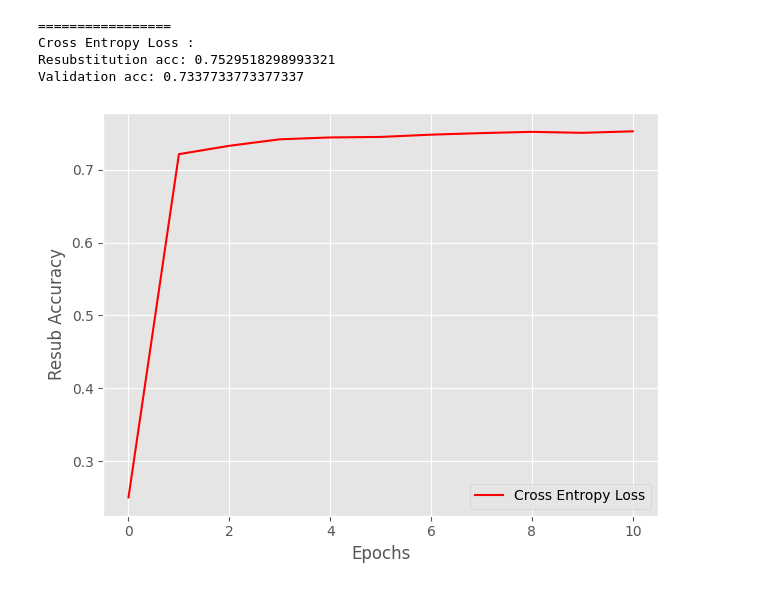
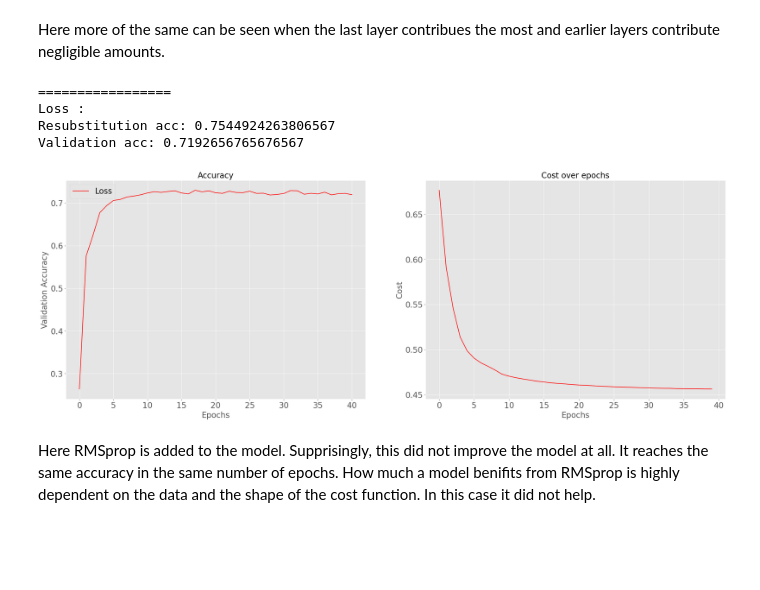
Before and after one commit to MarkBrub/ML_Python, a Jupyter notebook: Labs/Lab4.ipynb, the cells around one changed output. Saved outputs shown, nothing was run; the diff lists cells and outputs as text; code cells hidden in the pictures; blank space fills up the shorter version.

```diff
--- a/Labs/Lab4.ipynb
+++ b/Labs/Lab4.ipynb
@@ -507,0 +585,5 @@ Validation acc: 0.7110148514851485
+# %%
+vals = {'layers':4, 'n_hidden':[30, 30, 30],
+        'C':0.1, 'epochs':40, 'eta':0.001,
+        'save_grad':True, 'decrease_const':1e-5, 'minibatches':len(X_train)/32,
+        'shuffle':True,'random_state':1, 'momentum':None}
@@ -507,0 +592,8 @@ Validation acc: 0.7110148514851485
+# %%
+%%time
+
+nn = MultiLayerPerceptron(**vals)
+
+nn.fit(X_train, y_train, print_progress=1, XY_test=[X_test, y_test])
+
+print_result(nn,X_train,y_train,X_test,y_test,title="Loss",color="red")
@@ -507,0 +616,5 @@ Validation acc: 0.7110148514851485
+# %%
+vals = {'layers':5, 'n_hidden':[30, 30, 30, 30],
+        'C':0.1, 'epochs':40, 'eta':0.001,
+        'save_grad':True, 'decrease_const':1e-5, 'minibatches':len(X_train)/32,
+        'shuffle':True,'random_state':1, 'momentum':None}
@@ -507,0 +623,8 @@ Validation acc: 0.7110148514851485
+# %%
+%%time
+
+nn = MultiLayerPerceptron(**vals)
+
+nn.fit(X_train, y_train, print_progress=1, XY_test=[X_test, y_test])
+
+print_result(nn,X_train,y_train,X_test,y_test,title="Loss",color="red")
@@ -508,17 +645,21 @@ Validation acc: 0.7110148514851485
+# %% [markdown]
+Here more of the same can be seen when the last layer contribues the most and earlier layers contribute negligible amounts.
 # %%
 vals_multi =  { 'layers':5, 'n_hidden':[30, 30, 30, 30],
-                'C':0.1, 'epochs':10, 'eta':0.001,
-                'alpha':0.001, 'decrease_const':1e-5, 'minibatches':round(len(X_train)/32),
-                'shuffle':True,'random_state':1, 'gamma':.999}
+                'C':0.1, 'epochs':40, 'eta':0.001,
+                'save_grad':False, 'decrease_const':1e-5, 'minibatches':round(len(X_train)/32),
+                'shuffle':True,'random_state':1, 'momentum':"RMSProp", 'gamma':0.9}
 
 nn = MultiLayerPerceptron(**vals_multi)
 
-nn.fit(X_train, y_train, print_progress=1)
+nn.fit(X_train, y_train, print_progress=1, XY_test=[X_test, y_test])
 
-print_result(nn,X_train,y_train,X_test,y_test,title="Cross Entropy Loss",color="red")
+print_result(nn,X_train,y_train,X_test,y_test,title="Loss",color="red")
 # %% [output]
 =================
-Cross Entropy Loss :
-Resubstitution acc: 0.7529518298993321
-Validation acc: 0.7337733773377337
+Loss :
+Resubstitution acc: 0.7544924263806567
+Validation acc: 0.7192656765676567
-[figure, old version]
+[figure, new version]
+# %% [markdown]
+Here RMSprop is added to the model. Supprisingly, this did not improve the model at all. It reaches the same accuracy in the same number of epochs. How much a model benifits from RMSprop is highly dependent on the data and the shape of the cost function. In this case it did not help.
```
Also changed, not shown: parts of 56 cells of this notebook, 1 other file.
